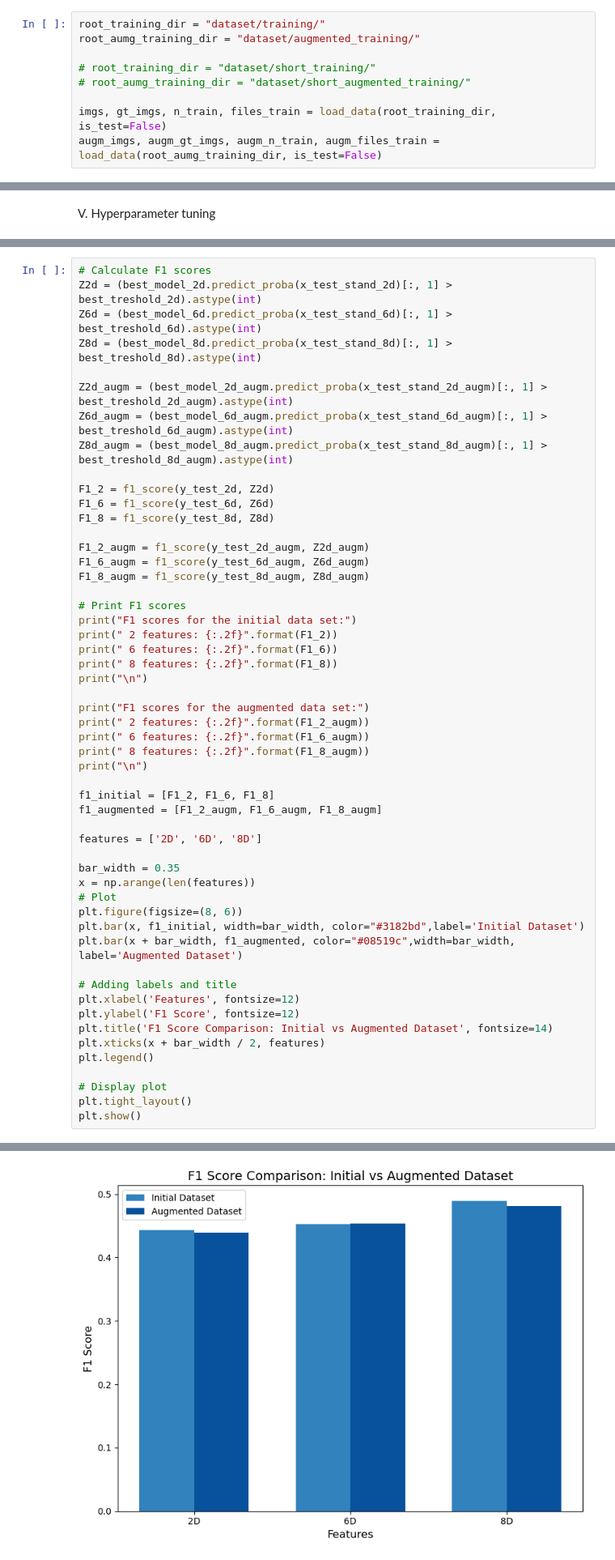
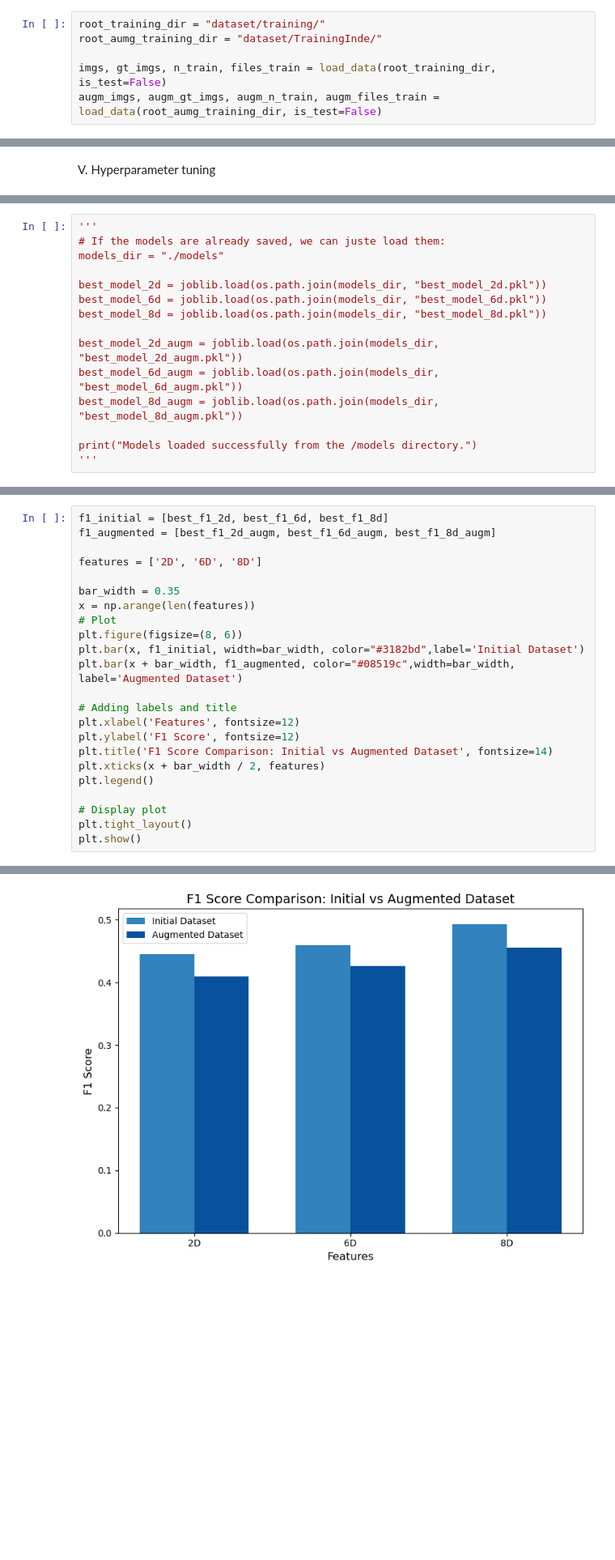
Before and after one commit to CS-433/ml-project-2-satnet, a Jupyter notebook: LogisticRegressionfct.ipynb, the cells around one changed output, grey strips where cells are left out. Shown at 81% size. Drawn from its saved outputs; the diff is of its cells as text; blank space fills up the shorter version.

```diff
--- a/LogisticRegressionfct.ipynb
+++ b/LogisticRegressionfct.ipynb
@@ -33,10 +39,7 @@ II. Load the data
 We know that a large dataset can greatly improve the performance of a machine learning algorithm. So, we decided to see if logistic regression gives better predictions when using more data. For this, we compare results on the original dataset and on an augmented dataset created with DataAugmentation.py. Therefore, everything we do on the original dataset will also be applied to the augmented dataset.
 # %%
 root_training_dir = "dataset/training/"
-root_aumg_training_dir = "dataset/augmented_training/"
-
-# root_training_dir = "dataset/short_training/"
-# root_aumg_training_dir = "dataset/short_augmented_training/"
+root_aumg_training_dir = "dataset/TrainingInde/"
 
 imgs, gt_imgs, n_train, files_train = load_data(root_training_dir, is_test=False)
 augm_imgs, augm_gt_imgs, augm_n_train, augm_files_train = load_data(root_aumg_training_dir, is_test=False)
@@ -189,0 +185,15 @@ Models saved successfully in the /models directory.
+# %%
+'''
+# If the models are already saved, we can juste load them:
+models_dir = "./models"
+
+best_model_2d = joblib.load(os.path.join(models_dir, "best_model_2d.pkl"))
+best_model_6d = joblib.load(os.path.join(models_dir, "best_model_6d.pkl"))
+best_model_8d = joblib.load(os.path.join(models_dir, "best_model_8d.pkl"))
+
+best_model_2d_augm = joblib.load(os.path.join(models_dir, "best_model_2d_augm.pkl"))
+best_model_6d_augm = joblib.load(os.path.join(models_dir, "best_model_6d_augm.pkl"))
+best_model_8d_augm = joblib.load(os.path.join(models_dir, "best_model_8d_augm.pkl"))
+
+print("Models loaded successfully from the /models directory.")
+'''
@@ -229,36 +263,6 @@ VI. Evaluation of the models
 # %%
-# Calculate F1 scores
-Z2d = (best_model_2d.predict_proba(x_test_stand_2d)[:, 1] > best_treshold_2d).astype(int)
-Z6d = (best_model_6d.predict_proba(x_test_stand_6d)[:, 1] > best_treshold_6d).astype(int)
-Z8d = (best_model_8d.predict_proba(x_test_stand_8d)[:, 1] > best_treshold_8d).astype(int)
-
-Z2d_augm = (best_model_2d_augm.predict_proba(x_test_stand_2d_augm)[:, 1] > best_treshold_2d_augm).astype(int)
-Z6d_augm = (best_model_6d_augm.predict_proba(x_test_stand_6d_augm)[:, 1] > best_treshold_6d_augm).astype(int)
-Z8d_augm = (best_model_8d_augm.predict_proba(x_test_stand_8d_augm)[:, 1] > best_treshold_8d_augm).astype(int)
-
-F1_2 = f1_score(y_test_2d, Z2d)
-F1_6 = f1_score(y_test_6d, Z6d)
-F1_8 = f1_score(y_test_8d, Z8d)
-
-F1_2_augm = f1_score(y_test_2d_augm, Z2d_augm)
-F1_6_augm = f1_score(y_test_6d_augm, Z6d_augm)
-F1_8_augm = f1_score(y_test_8d_augm, Z8d_augm)
-
-# Print F1 scores
-print("F1 scores for the initial data set:")
-print(" 2 features: {:.2f}".format(F1_2))
-print(" 6 features: {:.2f}".format(F1_6))
-print(" 8 features: {:.2f}".format(F1_8))
-print("\n")
-
-print("F1 scores for the augmented data set:")
-print(" 2 features: {:.2f}".format(F1_2_augm))
-print(" 6 features: {:.2f}".format(F1_6_augm))
-print(" 8 features: {:.2f}".format(F1_8_augm))
-print("\n")
-
-f1_initial = [F1_2, F1_6, F1_8]
-f1_augmented = [F1_2_augm, F1_6_augm, F1_8_augm]
+f1_initial = [best_f1_2d, best_f1_6d, best_f1_8d]
+f1_augmented = [best_f1_2d_augm, best_f1_6d_augm, best_f1_8d_augm]
 
 features = ['2D', '6D', '8D']
 
@@ -293,4 +287,4 @@ F1 scores for the augmented data set:
-[figure, old version]
+[figure, new version]
 # %% [markdown]
 VII. Application of the models on the test images
 # %%
```
Also changed, not shown: parts of 17 cells of this notebook, 2 other files.
